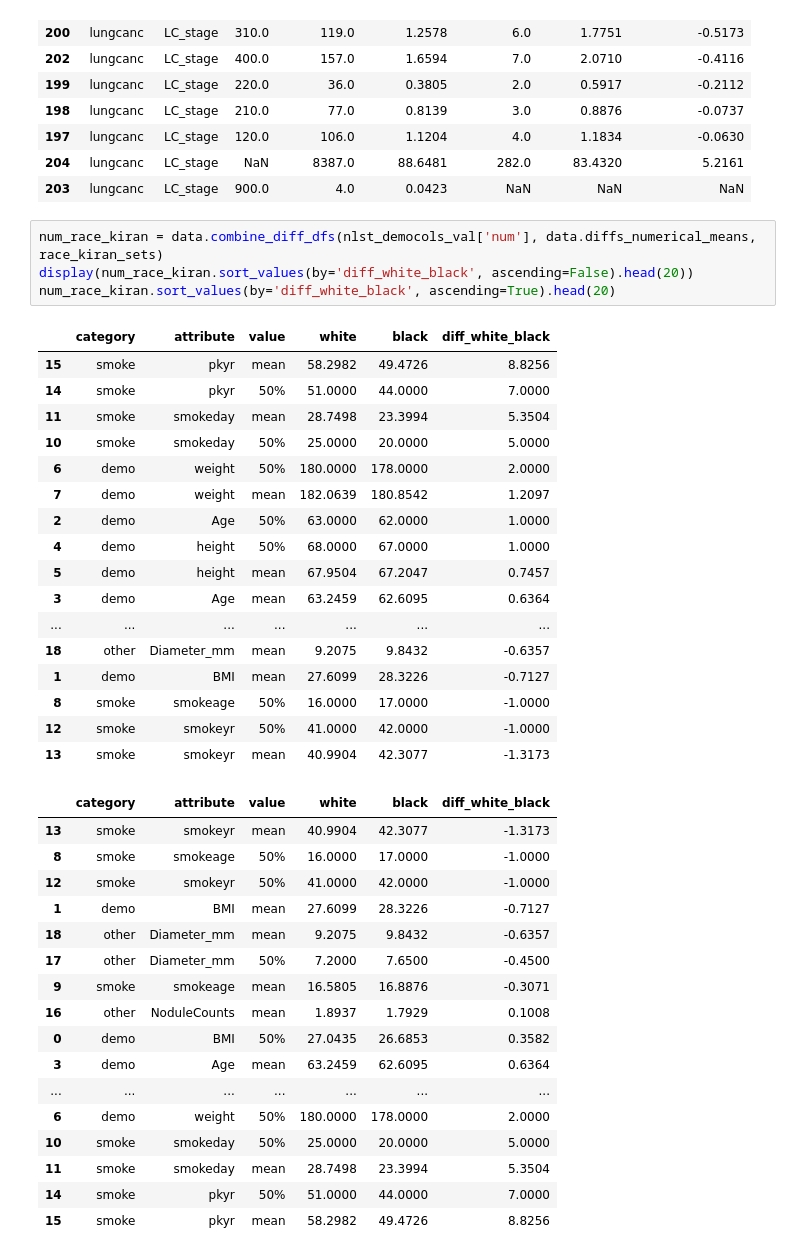
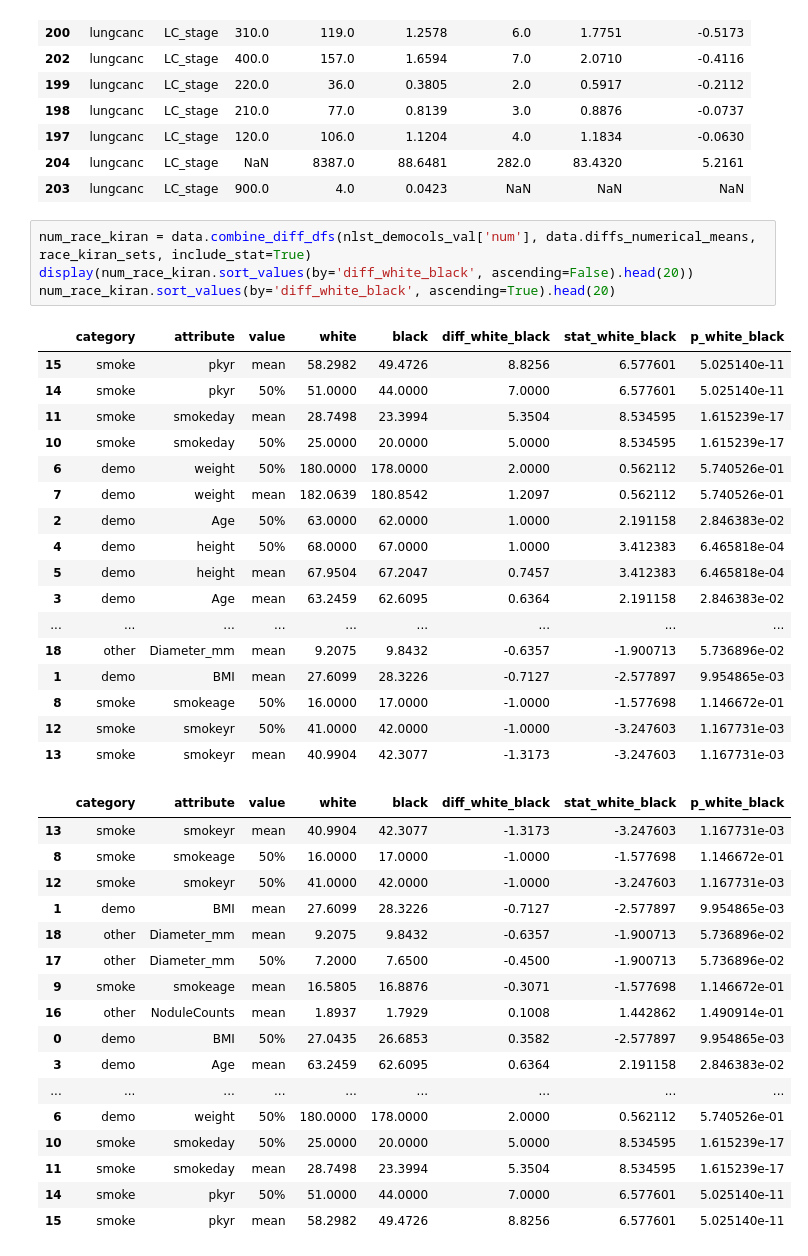
Before and after one commit to DIAGNijmegen/bodyct-lung-malignancy-fairness, a Jupyter notebook: nlst/nlst_traininfo.ipynb, the cells around one changed output. Saved outputs shown, nothing was run; the diff lists cells and outputs as text.

Commit message:
numerical dataset link p test

```diff
--- a/nlst/nlst_traininfo.ipynb
+++ b/nlst/nlst_traininfo.ipynb
@@ -1295,41 +1295,41 @@ cat_race_kiran.query('attribute == "LC_stage"').sort_values(by='diff_white_black
 | 204 | lungcanc | LC_stage | NaN | 8387.0 | 88.6481 | 282.0 | 83.4320 | 5.2161 |
 | 203 | lungcanc | LC_stage | 900.0 | 4.0 | 0.0423 | NaN | NaN | NaN |
 # %%
-num_race_kiran = data.combine_diff_dfs(nlst_democols_val['num'], data.diffs_numerical_means, race_kiran_sets)
+num_race_kiran = data.combine_diff_dfs(nlst_democols_val['num'], data.diffs_numerical_means, race_kiran_sets, include_stat=True)
 display(num_race_kiran.sort_values(by='diff_white_black', ascending=False).head(20))
 num_race_kiran.sort_values(by='diff_white_black', ascending=True).head(20)
 # %% [output]
-|  | category | attribute | value | white | black | diff_white_black |
-| 15 | smoke | pkyr | mean | 58.2982 | 49.4726 | 8.8256 |
-| 14 | smoke | pkyr | 50% | 51.0000 | 44.0000 | 7.0000 |
-| 11 | smoke | smokeday | mean | 28.7498 | 23.3994 | 5.3504 |
-| 10 | smoke | smokeday | 50% | 25.0000 | 20.0000 | 5.0000 |
-| 6 | demo | weight | 50% | 180.0000 | 178.0000 | 2.0000 |
-| 7 | demo | weight | mean | 182.0639 | 180.8542 | 1.2097 |
-| 2 | demo | Age | 50% | 63.0000 | 62.0000 | 1.0000 |
-| 4 | demo | height | 50% | 68.0000 | 67.0000 | 1.0000 |
-| 5 | demo | height | mean | 67.9504 | 67.2047 | 0.7457 |
-| 3 | demo | Age | mean | 63.2459 | 62.6095 | 0.6364 |
-| ... | ... | ... | ... | ... | ... | ... |
-| 18 | other | Diameter_mm | mean | 9.2075 | 9.8432 | -0.6357 |
-| 1 | demo | BMI | mean | 27.6099 | 28.3226 | -0.7127 |
-| 8 | smoke | smokeage | 50% | 16.0000 | 17.0000 | -1.0000 |
-| 12 | smoke | smokeyr | 50% | 41.0000 | 42.0000 | -1.0000 |
-| 13 | smoke | smokeyr | mean | 40.9904 | 42.3077 | -1.3173 |
+|  | category | attribute | value | white | black | diff_white_black | stat_white_black | p_white_black |
+| 15 | smoke | pkyr | mean | 58.2982 | 49.4726 | 8.8256 | 6.577601 | 5.025140e-11 |
+| 14 | smoke | pkyr | 50% | 51.0000 | 44.0000 | 7.0000 | 6.577601 | 5.025140e-11 |
+| 11 | smoke | smokeday | mean | 28.7498 | 23.3994 | 5.3504 | 8.534595 | 1.615239e-17 |
+| 10 | smoke | smokeday | 50% | 25.0000 | 20.0000 | 5.0000 | 8.534595 | 1.615239e-17 |
+| 6 | demo | weight | 50% | 180.0000 | 178.0000 | 2.0000 | 0.562112 | 5.740526e-01 |
+| 7 | demo | weight | mean | 182.0639 | 180.8542 | 1.2097 | 0.562112 | 5.740526e-01 |
+| 2 | demo | Age | 50% | 63.0000 | 62.0000 | 1.0000 | 2.191158 | 2.846383e-02 |
+| 4 | demo | height | 50% | 68.0000 | 67.0000 | 1.0000 | 3.412383 | 6.465818e-04 |
+| 5 | demo | height | mean | 67.9504 | 67.2047 | 0.7457 | 3.412383 | 6.465818e-04 |
+| 3 | demo | Age | mean | 63.2459 | 62.6095 | 0.6364 | 2.191158 | 2.846383e-02 |
+| ... | ... | ... | ... | ... | ... | ... | ... | ... |
+| 18 | other | Diameter_mm | mean | 9.2075 | 9.8432 | -0.6357 | -1.900713 | 5.736896e-02 |
+| 1 | demo | BMI | mean | 27.6099 | 28.3226 | -0.7127 | -2.577897 | 9.954865e-03 |
+| 8 | smoke | smokeage | 50% | 16.0000 | 17.0000 | -1.0000 | -1.577698 | 1.146672e-01 |
+| 12 | smoke | smokeyr | 50% | 41.0000 | 42.0000 | -1.0000 | -3.247603 | 1.167731e-03 |
+| 13 | smoke | smokeyr | mean | 40.9904 | 42.3077 | -1.3173 | -3.247603 | 1.167731e-03 |
-|  | category | attribute | value | white | black | diff_white_black |
-| 13 | smoke | smokeyr | mean | 40.9904 | 42.3077 | -1.3173 |
-| 8 | smoke | smokeage | 50% | 16.0000 | 17.0000 | -1.0000 |
-| 12 | smoke | smokeyr | 50% | 41.0000 | 42.0000 | -1.0000 |
-| 1 | demo | BMI | mean | 27.6099 | 28.3226 | -0.7127 |
-| 18 | other | Diameter_mm | mean | 9.2075 | 9.8432 | -0.6357 |
-| 17 | other | Diameter_mm | 50% | 7.2000 | 7.6500 | -0.4500 |
-| 9 | smoke | smokeage | mean | 16.5805 | 16.8876 | -0.3071 |
-| 16 | other | NoduleCounts | mean | 1.8937 | 1.7929 | 0.1008 |
-| 0 | demo | BMI | 50% | 27.0435 | 26.6853 | 0.3582 |
-| 3 | demo | Age | mean | 63.2459 | 62.6095 | 0.6364 |
-| ... | ... | ... | ... | ... | ... | ... |
-| 6 | demo | weight | 50% | 180.0000 | 178.0000 | 2.0000 |
-| 10 | smoke | smokeday | 50% | 25.0000 | 20.0000 | 5.0000 |
-| 11 | smoke | smokeday | mean | 28.7498 | 23.3994 | 5.3504 |
-| 14 | smoke | pkyr | 50% | 51.0000 | 44.0000 | 7.0000 |
-| 15 | smoke | pkyr | mean | 58.2982 | 49.4726 | 8.8256 |
+|  | category | attribute | value | white | black | diff_white_black | stat_white_black | p_white_black |
+| 13 | smoke | smokeyr | mean | 40.9904 | 42.3077 | -1.3173 | -3.247603 | 1.167731e-03 |
+| 8 | smoke | smokeage | 50% | 16.0000 | 17.0000 | -1.0000 | -1.577698 | 1.146672e-01 |
+| 12 | smoke | smokeyr | 50% | 41.0000 | 42.0000 | -1.0000 | -3.247603 | 1.167731e-03 |
+| 1 | demo | BMI | mean | 27.6099 | 28.3226 | -0.7127 | -2.577897 | 9.954865e-03 |
+| 18 | other | Diameter_mm | mean | 9.2075 | 9.8432 | -0.6357 | -1.900713 | 5.736896e-02 |
+| 17 | other | Diameter_mm | 50% | 7.2000 | 7.6500 | -0.4500 | -1.900713 | 5.736896e-02 |
+| 9 | smoke | smokeage | mean | 16.5805 | 16.8876 | -0.3071 | -1.577698 | 1.146672e-01 |
+| 16 | other | NoduleCounts | mean | 1.8937 | 1.7929 | 0.1008 | 1.442862 | 1.490914e-01 |
+| 0 | demo | BMI | 50% | 27.0435 | 26.6853 | 0.3582 | -2.577897 | 9.954865e-03 |
+| 3 | demo | Age | mean | 63.2459 | 62.6095 | 0.6364 | 2.191158 | 2.846383e-02 |
+| ... | ... | ... | ... | ... | ... | ... | ... | ... |
+| 6 | demo | weight | 50% | 180.0000 | 178.0000 | 2.0000 | 0.562112 | 5.740526e-01 |
+| 10 | smoke | smokeday | 50% | 25.0000 | 20.0000 | 5.0000 | 8.534595 | 1.615239e-17 |
+| 11 | smoke | smokeday | mean | 28.7498 | 23.3994 | 5.3504 | 8.534595 | 1.615239e-17 |
+| 14 | smoke | pkyr | 50% | 51.0000 | 44.0000 | 7.0000 | 6.577601 | 5.025140e-11 |
+| 15 | smoke | pkyr | mean | 58.2982 | 49.4726 | 8.8256 | 6.577601 | 5.025140e-11 |
```
Also changed, not shown: parts of 6 cells of this notebook, 1 other file.
